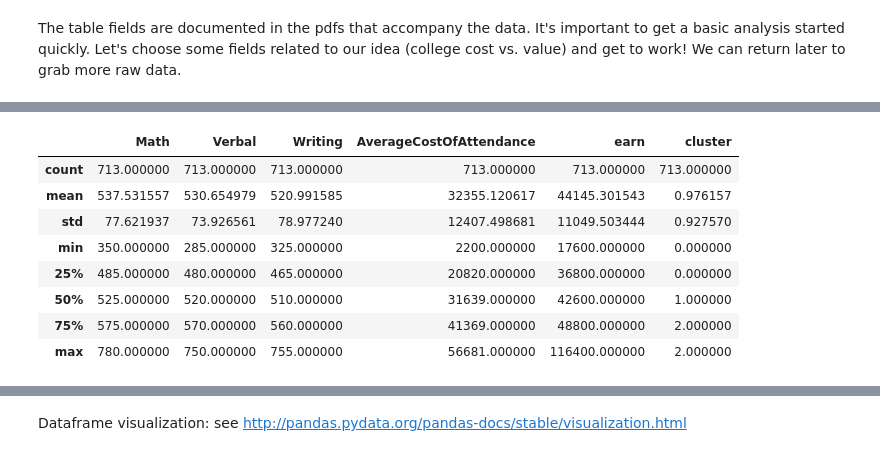
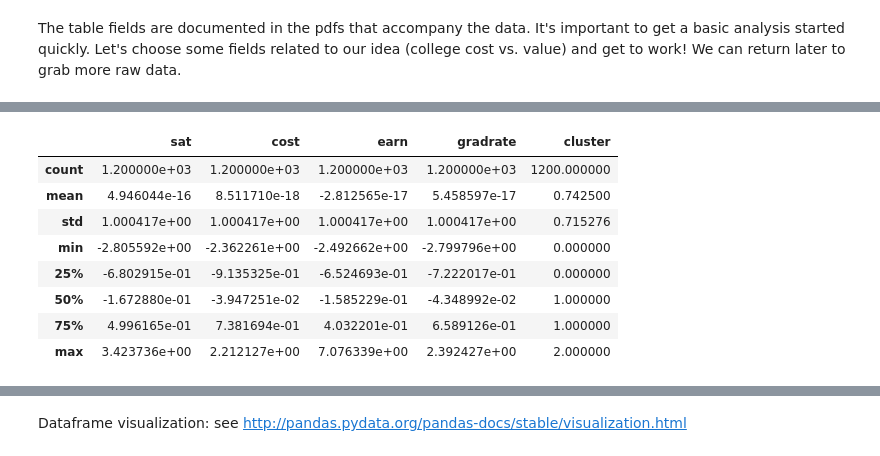
Before and after one commit to peterfig/intro2ml, a Jupyter notebook: college.ipynb, the cells around one changed output, grey strips where cells are left out. Saved outputs shown, nothing was run; the diff lists cells and outputs as text; code cells hidden in the pictures.

```diff
--- a/college.ipynb
+++ b/college.ipynb
@@ -110,0 +234,3 @@ KMeans(copy_x=True, init='k-means++', max_iter=300, n_clusters=3, n_init=10,
+# %%
+dfscale = pandas.DataFrame(skpp.scale(dfc)).rename(columns={0:'sat', 1:'cost', 2:'earn', 3:'gradrate'})
+dfscale.describe()
@@ -110,0 +272,4 @@ KMeans(copy_x=True, init='k-means++', max_iter=300, n_clusters=3, n_init=10,
+# %%
+from sklearn.cluster import KMeans
+km = KMeans(init='k-means++', n_clusters=3)
+km.fit(dfscale)
@@ -111,5 +280,5 @@ KMeans(copy_x=True, init='k-means++', max_iter=300, n_clusters=3, n_init=10,
 # %%
-clusters = km.predict(dfc)
+clusters = km.predict(dfscale)
 # %%
 clusters
 # %% [output]
@@ -133,14 +286,14 @@ array([0, 0, 0, 2, 0, 0, 0, 0, 2, 0, 2, 0, 2, 2, 0, 0, 0, 0, 2, 0, 0, 2, 2,
 # %%
-dfc['cluster'] = clusters
+dfscale['cluster'] = clusters
 # %%
-dfc.describe()
+dfscale.describe()
 # %% [output]
-|  | Math | Verbal | Writing | AverageCostOfAttendance | earn | cluster |
-| count | 713.000000 | 713.000000 | 713.000000 | 713.000000 | 713.000000 | 713.000000 |
-| mean | 537.531557 | 530.654979 | 520.991585 | 32355.120617 | 44145.301543 | 0.976157 |
-| std | 77.621937 | 73.926561 | 78.977240 | 12407.498681 | 11049.503444 | 0.927570 |
-| min | 350.000000 | 285.000000 | 325.000000 | 2200.000000 | 17600.000000 | 0.000000 |
-| 25% | 485.000000 | 480.000000 | 465.000000 | 20820.000000 | 36800.000000 | 0.000000 |
-| 50% | 525.000000 | 520.000000 | 510.000000 | 31639.000000 | 42600.000000 | 1.000000 |
-| 75% | 575.000000 | 570.000000 | 560.000000 | 41369.000000 | 48800.000000 | 2.000000 |
-| max | 780.000000 | 750.000000 | 755.000000 | 56681.000000 | 116400.000000 | 2.000000 |
+|  | sat | cost | earn | gradrate | cluster |
+| count | 1.200000e+03 | 1.200000e+03 | 1.200000e+03 | 1.200000e+03 | 1200.000000 |
+| mean | 4.946044e-16 | 8.511710e-18 | -2.812565e-17 | 5.458597e-17 | 0.742500 |
+| std | 1.000417e+00 | 1.000417e+00 | 1.000417e+00 | 1.000417e+00 | 0.715276 |
+| min | -2.805592e+00 | -2.362261e+00 | -2.492662e+00 | -2.799796e+00 | 0.000000 |
+| 25% | -6.802915e-01 | -9.135325e-01 | -6.524693e-01 | -7.222017e-01 | 0.000000 |
+| 50% | -1.672880e-01 | -3.947251e-02 | -1.585229e-01 | -4.348992e-02 | 1.000000 |
+| 75% | 4.996165e-01 | 7.381694e-01 | 4.032201e-01 | 6.589126e-01 | 1.000000 |
+| max | 3.423736e+00 | 2.212127e+00 | 7.076339e+00 | 2.392427e+00 | 2.000000 |
```
Also changed, not shown: parts of 56 cells of this notebook.
